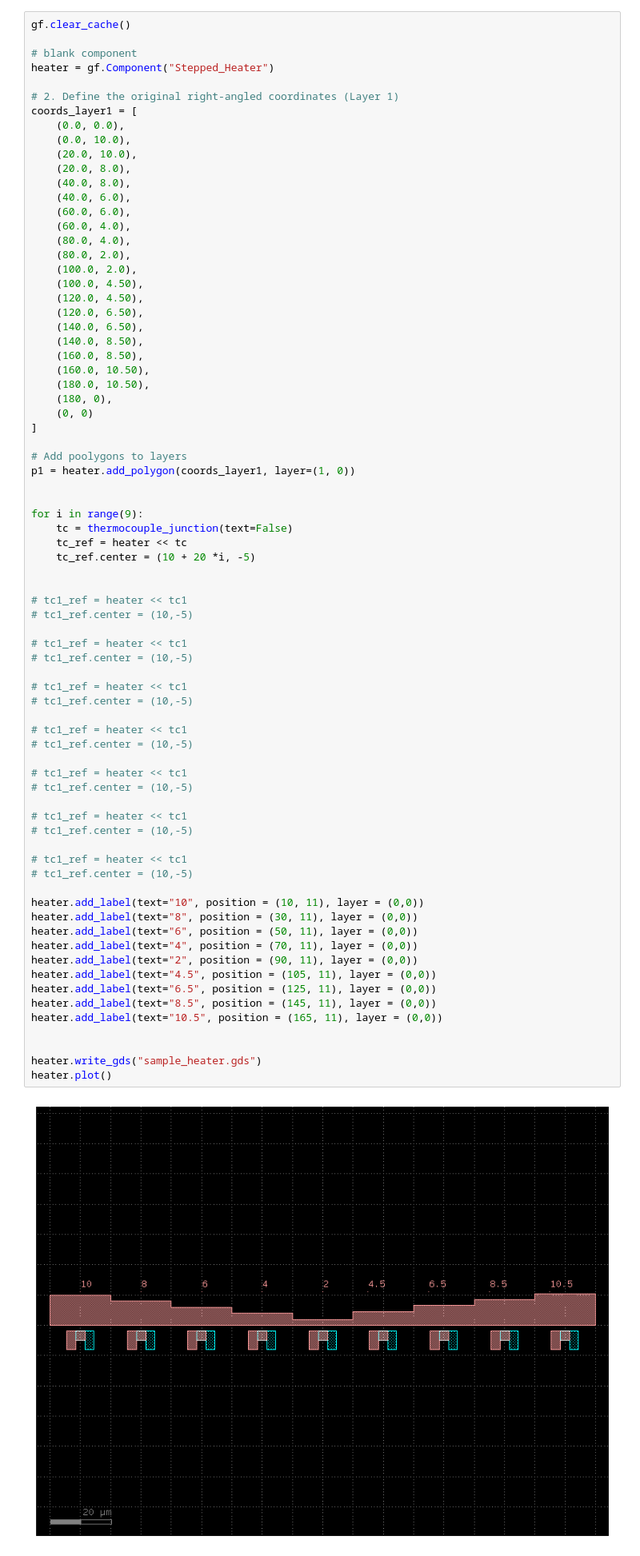
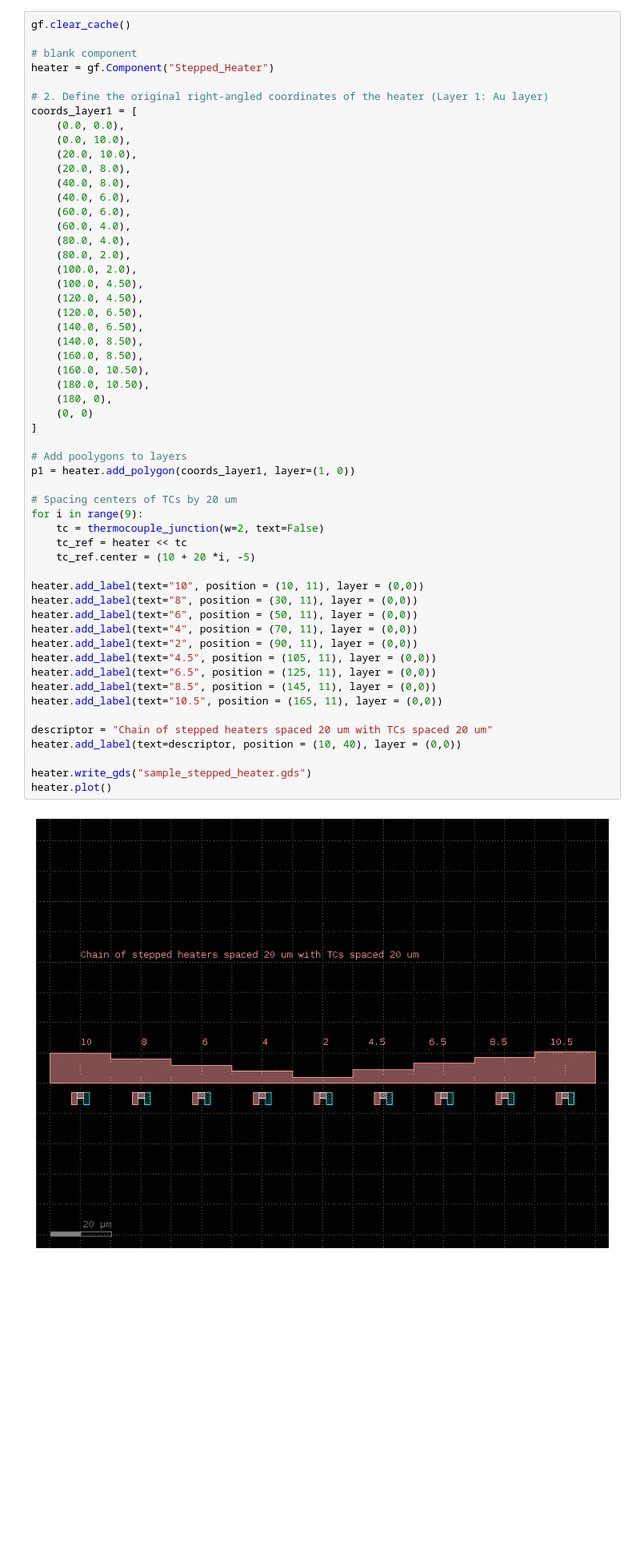
Before and after one commit to CiaranBarron/TFTCArray, a Jupyter notebook: AuNi_TFTC_Example.ipynb, the cells around one changed output. Shown at 80% size. Drawn from its saved outputs; the diff is of its cells as text; blank space fills up the shorter version.

```diff
--- a/AuNi_TFTC_Example.ipynb
+++ b/AuNi_TFTC_Example.ipynb
@@ -236,7 +314,7 @@ gf.clear_cache()
 # blank component
 heater = gf.Component("Stepped_Heater")
 
-# 2. Define the original right-angled coordinates (Layer 1)
+# 2. Define the original right-angled coordinates of the heater (Layer 1: Au layer)
 coords_layer1 = [
     (0.0, 0.0),
     (0.0, 10.0),
@@ -254,56 +332,36 @@ coords_layer1 = [
     (120.0, 6.50),
     (140.0, 6.50),
     (140.0, 8.50),
     (160.0, 8.50),
     (160.0, 10.50),
     (180.0, 10.50),
     (180, 0),
     (0, 0)
 ]
 
 # Add poolygons to layers
 p1 = heater.add_polygon(coords_layer1, layer=(1, 0))
 
-
+# Spacing centers of TCs by 20 um
 for i in range(9):
-    tc = thermocouple_junction(text=False)
+    tc = thermocouple_junction(w=2, text=False)
     tc_ref = heater << tc
     tc_ref.center = (10 + 20 *i, -5)
-
-
-# tc1_ref = heater << tc1
-# tc1_ref.center = (10,-5)
-
-# tc1_ref = heater << tc1
-# tc1_ref.center = (10,-5)
-
-# tc1_ref = heater << tc1
-# tc1_ref.center = (10,-5)
-
-# tc1_ref = heater << tc1
-# tc1_ref.center = (10,-5)
-
-# tc1_ref = heater << tc1
-# tc1_ref.center = (10,-5)
-
-# tc1_ref = heater << tc1
-# tc1_ref.center = (10,-5)
-
-# tc1_ref = heater << tc1
-# tc1_ref.center = (10,-5)
 
 heater.add_label(text="10", position = (10, 11), layer = (0,0))
 heater.add_label(text="8", position = (30, 11), layer = (0,0))
 heater.add_label(text="6", position = (50, 11), layer = (0,0))
 heater.add_label(text="4", position = (70, 11), layer = (0,0))
 heater.add_label(text="2", position = (90, 11), layer = (0,0))
 heater.add_label(text="4.5", position = (105, 11), layer = (0,0))
 heater.add_label(text="6.5", position = (125, 11), layer = (0,0))
 heater.add_label(text="8.5", position = (145, 11), layer = (0,0))
 heater.add_label(text="10.5", position = (165, 11), layer = (0,0))
 
+descriptor = "Chain of stepped heaters spaced 20 um with TCs spaced 20 um"
+heater.add_label(text=descriptor, position = (10, 40), layer = (0,0))
 
-heater.write_gds("sample_heater.gds")
+heater.write_gds("sample_stepped_heater.gds")
 heater.plot()
 # %% [output]
-[figure, old version]
+[figure, new version]
```
Also changed, not shown: parts of 3 cells of this notebook, 3 other files.
